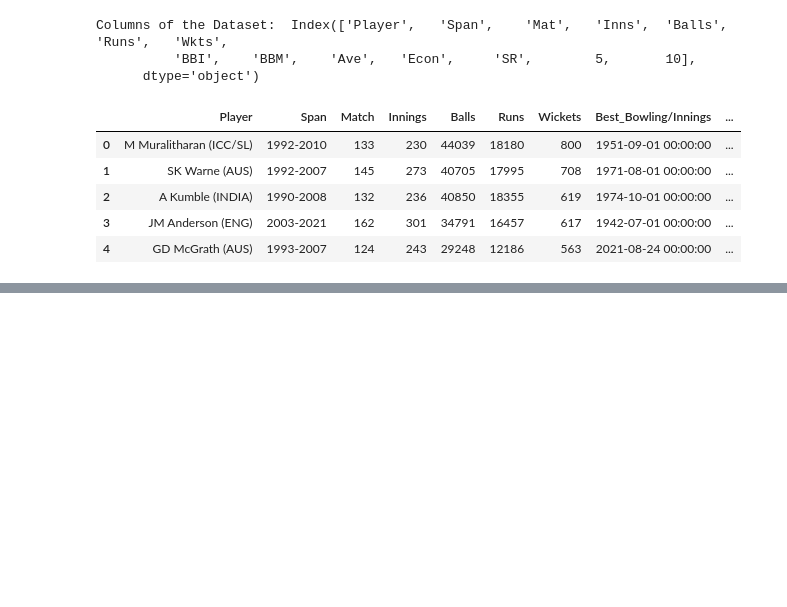
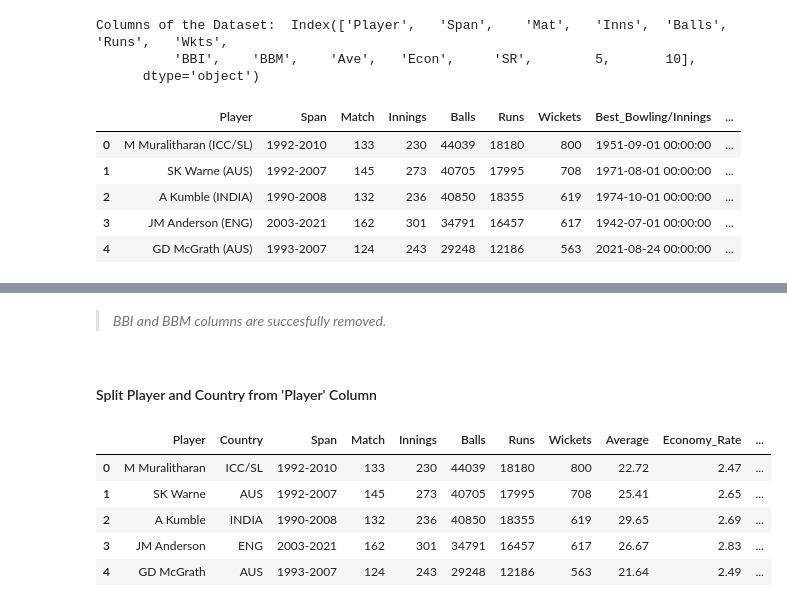
Before and after one commit to TonmoyTalukder/test_cricket_analysis, a Jupyter notebook: test_cricket_analysis.ipynb, the cells around one changed output, grey strips where cells are left out. Drawn from its saved outputs; the diff is of its cells as text; code cells hidden in the pictures; blank space fills up the shorter version.

```diff
--- a/test_cricket_analysis.ipynb
+++ b/test_cricket_analysis.ipynb
@@ -290,0 +247,38 @@ display(df.head())
+# %% [markdown]
+> *BBI and BBM columns are succesfully  removed.*
+# %% [markdown]
+#### Split Player and Country from 'Player' Column
+# %%
+# splitting 'Player' column
+
+df['Player'] = df['Player'].str.replace(")"," ")
+#display(df.head())
+df_player = df['Player'].str.split("(", expand=True)
+#display(df_player.head())
+
+# removing Old 'Player' column
+df = df.drop('Player', axis=1)
+#display(df.head())
+
+# concatenating the new data set with the main data set
+df = pd.concat([df, df_player], axis=1)
+#display(df.head())
+
+# renaming new splitted column
+df = df.rename(columns={0: 'Player',1: 'Country'})
+#display(df.head())
+
+# new column sequence
+column_sequence = ['Player' , 'Country' , 'Span' , 'Match' , 'Innings', 'Balls', 'Runs' , 'Wickets', 'Average' , 'Economy_Rate' , 'Strike_Rate' , '5_Wickets' , '10_Wickets']
+df = df[column_sequence]
+
+
+# implementing the new column sequence in the Data Set
+display(df.head())
+# %% [output]
+|  | Player | Country | Span | Match | Innings | Balls | Runs | Wickets | Average | Economy_Rate | ... |
+| 0 | M Muralitharan | ICC/SL | 1992-2010 | 133 | 230 | 44039 | 18180 | 800 | 22.72 | 2.47 | ... |
+| 1 | SK Warne | AUS | 1992-2007 | 145 | 273 | 40705 | 17995 | 708 | 25.41 | 2.65 | ... |
+| 2 | A Kumble | INDIA | 1990-2008 | 132 | 236 | 40850 | 18355 | 619 | 29.65 | 2.69 | ... |
+| 3 | JM Anderson | ENG | 2003-2021 | 162 | 301 | 34791 | 16457 | 617 | 26.67 | 2.83 | ... |
+| 4 | GD McGrath | AUS | 1993-2007 | 124 | 243 | 29248 | 12186 | 563 | 21.64 | 2.49 | ... |
```
Also changed, not shown: parts of 50 cells of this notebook, 2 other files.
